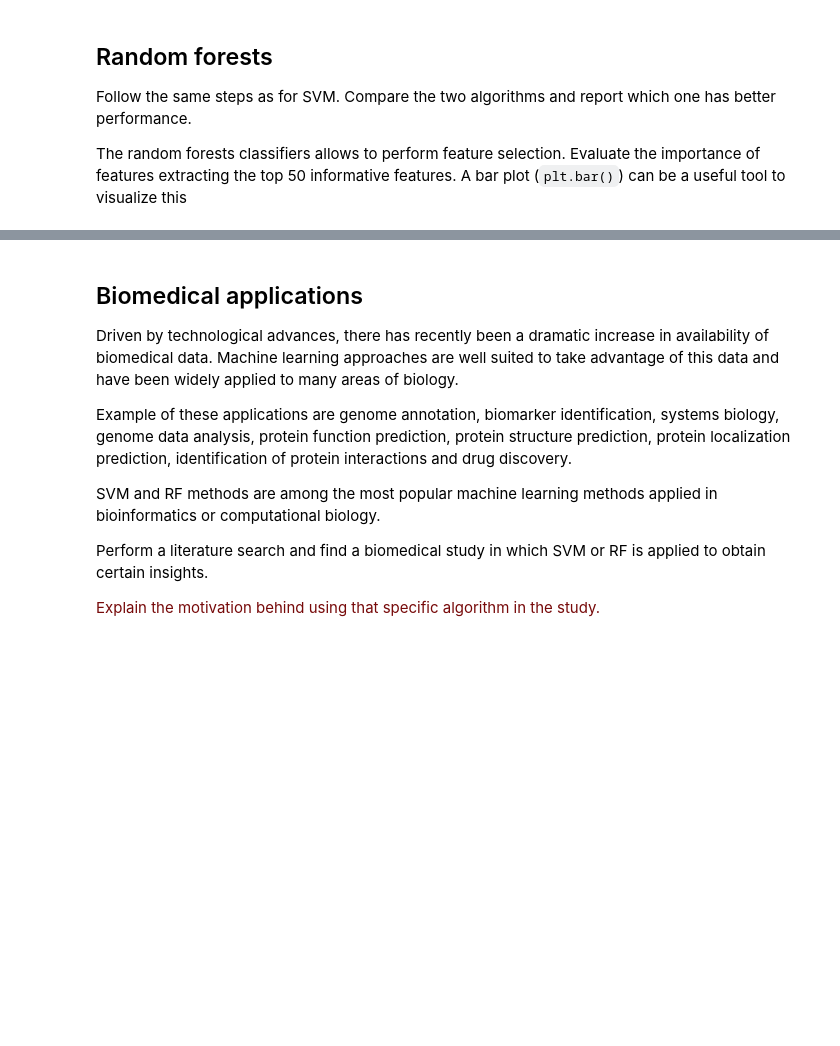
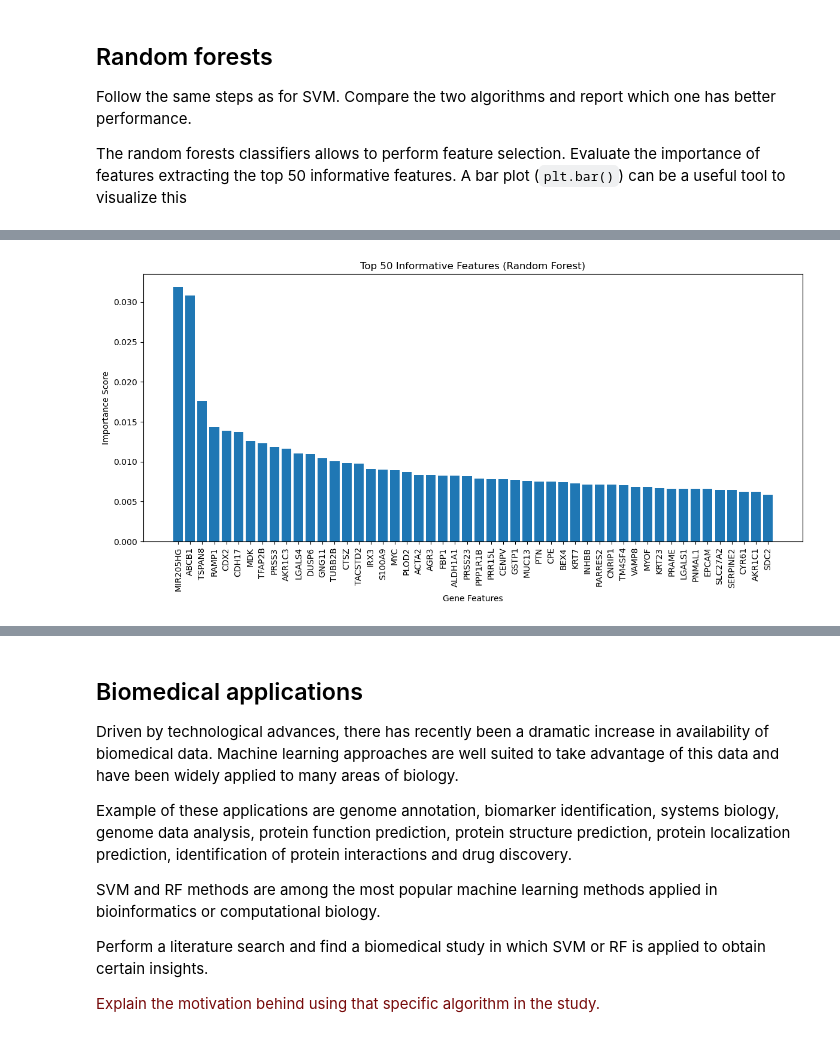
Before and after one commit to seli66/8DM50, a Jupyter notebook: Week6/week_6.ipynb, the cells around one changed output, grey strips where cells are left out. Cells and saved outputs as stored; diff of their text form; code cells hidden in the pictures; blank space fills up the shorter version.

```diff
--- a/Week6/week_6.ipynb
+++ b/Week6/week_6.ipynb
@@ -306,3 +308,81 @@ weighted avg       0.60      0.60      0.60        45
 Follow the same steps as for SVM. Compare the two algorithms and report which one has better performance.
 
 The random forests classifiers allows to perform feature selection. Evaluate the importance of features extracting the top 50 informative features. A bar plot (`plt.bar()`) can be a useful tool to visualize this
+# %%
+import pandas as pd
+from sklearn.model_selection import train_test_split, GridSearchCV
+from sklearn.preprocessing import StandardScaler
+from sklearn.ensemble import RandomForestClassifier
+from sklearn.metrics import precision_score, classification_report
+import matplotlib.pyplot as plt
+import numpy as np
+
+# Features and target from dataset
+X = gene_expression
+y_cont = drug_response['YM155']
+
+# Convert continuous target to binary classes (High vs Low response)
+y = (y_cont >= y_cont.median()).astype(int)
+
+# Scale features (optional for Random Forest, but keeps consistency)
+scaler = StandardScaler()
+X_scaled = scaler.fit_transform(X)
+
+# Split data into train/test sets
+X_train, X_test, y_train, y_test = train_test_split(
+    X_scaled, y, test_size=0.3, random_state=42
+)
+
+# Define hyperparameter grid for Random Forest
+param_grid = {
+    'n_estimators': [100, 200, 500],
+    'max_depth': [None, 5, 10, 20],
+    'min_samples_split': [2, 5, 10],
+    'min_samples_leaf': [1, 2, 4],
+    'bootstrap': [True, False]
+}
+
+# Grid search with 5-fold cross-validation
+rf = RandomForestClassifier(random_state=42)
+grid = GridSearchCV(rf, param_grid, cv=5, scoring='precision', n_jobs=-1)
+grid.fit(X_train, y_train)
+
+# Get best model
+best_rf = grid.best_estimator_
+print("Best parameters:", grid.best_params_)
+
+# Predictions
+y_pred_rf = best_rf.predict(X_test)
+
+# Evaluate precision manually
+precision_rf = precision_score(y_test, y_pred_rf)
+print("Precision (manual):", precision_rf)
+
+# Full classification report
+print(classification_report(y_test, y_pred_rf))
+
+# Compare with SVM precision (you can paste the previous precision value here)
+# Example:
+# print("SVM Precision:", precision_svm)
+# print("Random Forest Precision:", precision_rf)
+
+# Feature importance
+importances = best_rf.feature_importances_
+indices = np.argsort(importances)[::-1]
+
+# Extract top 50 informative features
+top_n = 50
+top_features = indices[:top_n]
+top_importances = importances[top_features]
+top_gene_names = X.columns[top_features]
+
+# Bar plot of top features
+plt.figure(figsize=(12,6))
+plt.bar(range(top_n), top_importances, align='center')
+plt.xticks(range(top_n), top_gene_names, rotation=90)
+plt.xlabel('Gene Features')
+plt.ylabel('Importance Score')
+plt.title('Top 50 Informative Features (Random Forest)')
+plt.tight_layout()
+plt.show()
+# %% [output]
@@ -308,0 +399 @@ The random forests classifiers allows to perform feature selection. Evaluate the
+[figure, added]
```
Also changed, not shown: parts of 7 cells of this notebook.
